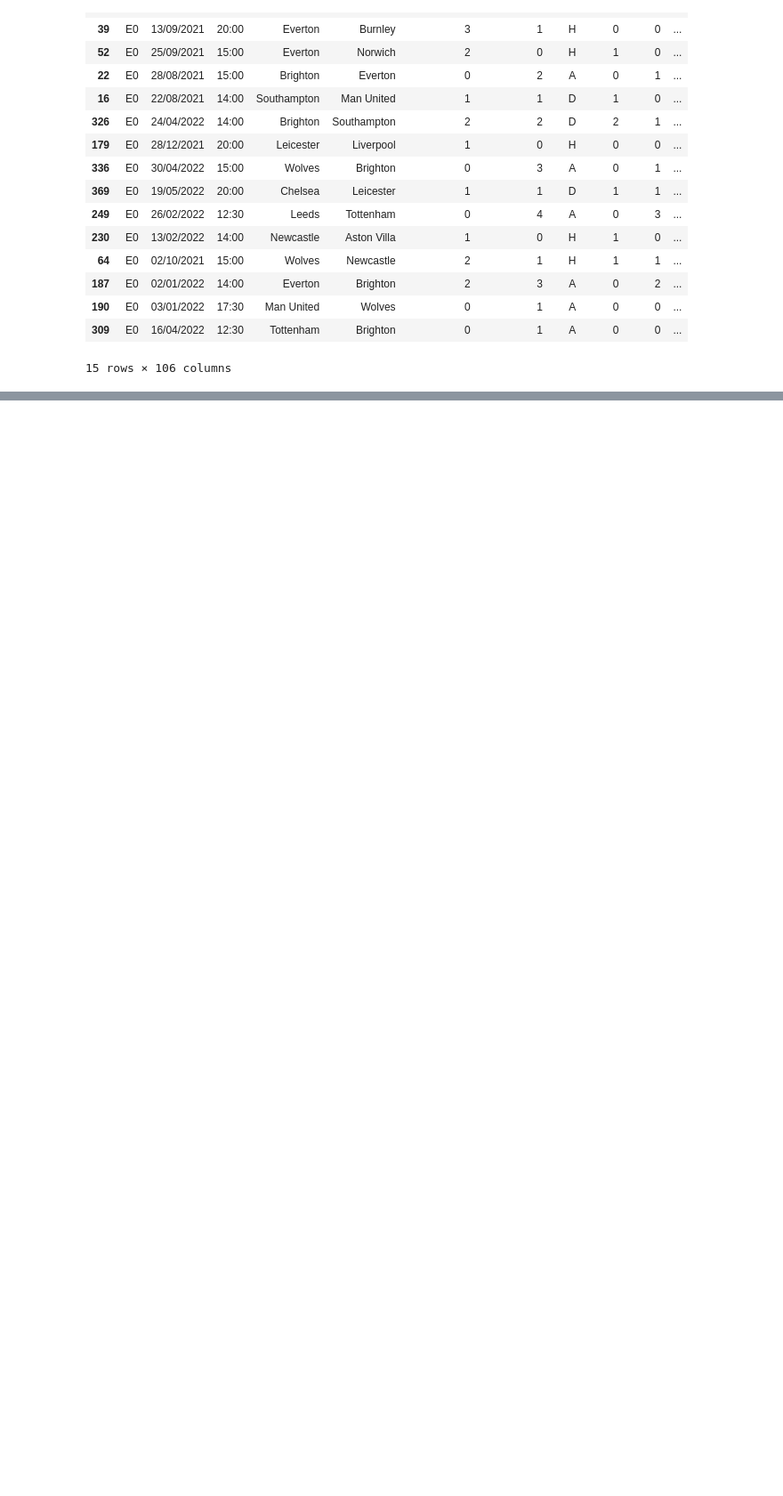
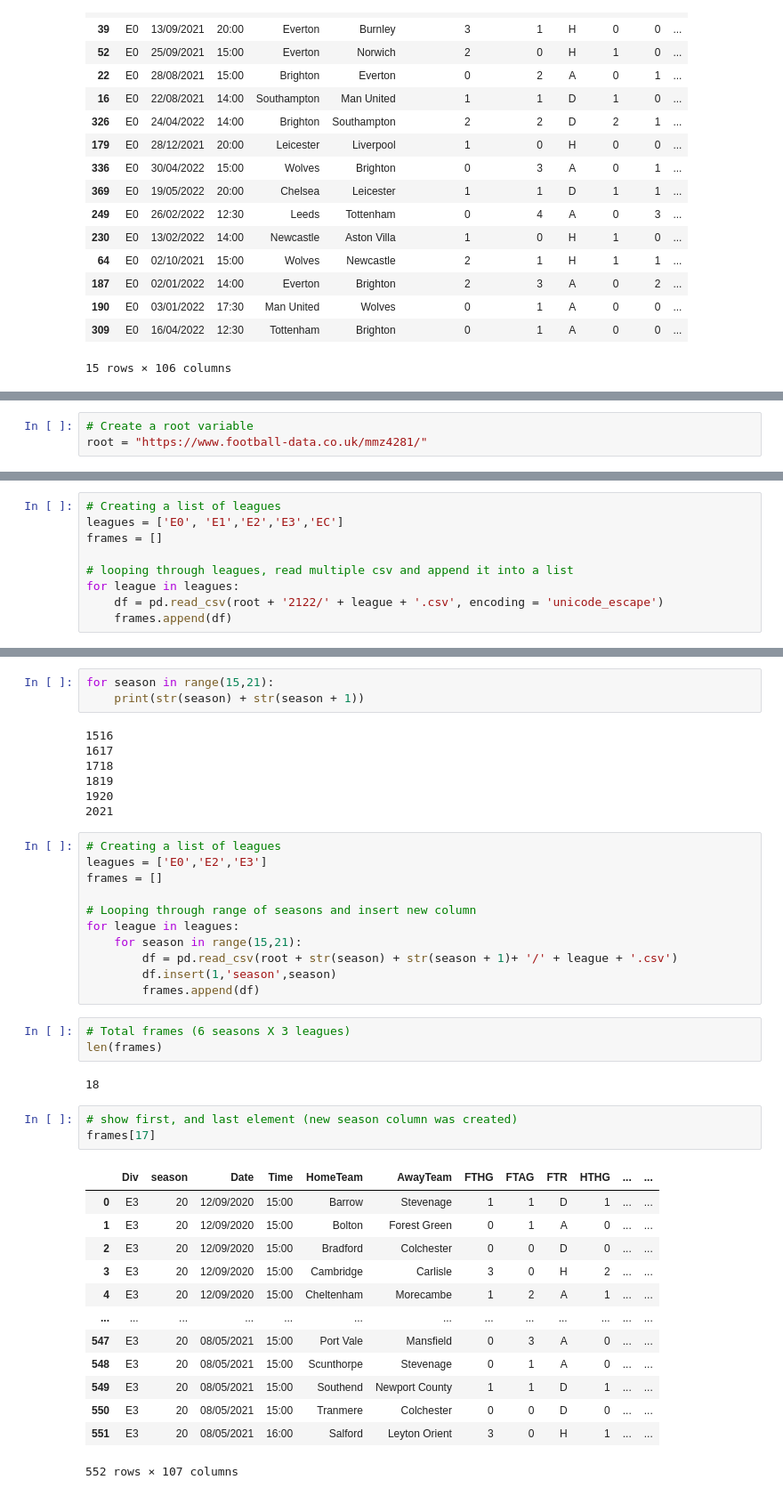
Before and after one commit to hcorbat1/Extra-Learning-Python-for-Data-Science, a Jupyter notebook: Python Basics.ipynb, the cells around one changed output, grey strips where cells are left out. Shown at 89% size. Saved outputs shown, nothing was run; the diff lists cells and outputs as text; blank space fills up the shorter version.

```diff
--- a/Python Basics.ipynb
+++ b/Python Basics.ipynb
@@ -1821,0 +1833,3 @@ df_premier21.sample(15)
+# %%
+# Create a root variable
+root = "https://www.football-data.co.uk/mmz4281/"
@@ -1821,0 +1850,9 @@ df_premier21.sample(15)
+# %%
+# Creating a list of leagues
+leagues = ['E0', 'E1','E2','E3','EC']
+frames = []
+
+# looping through leagues, read multiple csv and append it into a list
+for league in leagues:
+    df = pd.read_csv(root + '2122/' + league + '.csv', encoding = 'unicode_escape')
+    frames.append(df)
@@ -1821,0 +1883,43 @@ df_premier21.sample(15)
+# %%
+for season in range(15,21):
+    print(str(season) + str(season + 1))
+# %% [output]
+1516
+1617
+1718
+1819
+1920
+2021
+# %%
+# Creating a list of leagues
+leagues = ['E0','E2','E3']
+frames = []
+
+# Looping through range of seasons and insert new column
+for league in leagues:
+    for season in range(15,21):
+        df = pd.read_csv(root + str(season) + str(season + 1)+ '/' + league + '.csv')
+        df.insert(1,'season',season)
+        frames.append(df)
+# %%
+# Total frames (6 seasons X 3 leagues)
+len(frames)
+# %% [output]
+18
+# %%
+# show first, and last element (new season column was created)
+frames[17]
+# %% [output]
+|  | Div | season | Date | Time | HomeTeam | AwayTeam | FTHG | FTAG | FTR | HTHG | ... | ... |
+| 0 | E3 | 20 | 12/09/2020 | 15:00 | Barrow | Stevenage | 1 | 1 | D | 1 | ... | ... |
+| 1 | E3 | 20 | 12/09/2020 | 15:00 | Bolton | Forest Green | 0 | 1 | A | 0 | ... | ... |
+| 2 | E3 | 20 | 12/09/2020 | 15:00 | Bradford | Colchester | 0 | 0 | D | 0 | ... | ... |
+| 3 | E3 | 20 | 12/09/2020 | 15:00 | Cambridge | Carlisle | 3 | 0 | H | 2 | ... | ... |
+| 4 | E3 | 20 | 12/09/2020 | 15:00 | Cheltenham | Morecambe | 1 | 2 | A | 1 | ... | ... |
+| ... | ... | ... | ... | ... | ... | ... | ... | ... | ... | ... | ... | ... |
+| 547 | E3 | 20 | 08/05/2021 | 15:00 | Port Vale | Mansfield | 0 | 3 | A | 0 | ... | ... |
+| 548 | E3 | 20 | 08/05/2021 | 15:00 | Scunthorpe | Stevenage | 0 | 1 | A | 0 | ... | ... |
+| 549 | E3 | 20 | 08/05/2021 | 15:00 | Southend | Newport County | 1 | 1 | D | 1 | ... | ... |
+| 550 | E3 | 20 | 08/05/2021 | 15:00 | Tranmere | Colchester | 0 | 0 | D | 0 | ... | ... |
+| 551 | E3 | 20 | 08/05/2021 | 16:00 | Salford | Leyton Orient | 3 | 0 | H | 1 | ... | ... |
+552 rows × 107 columns
```
Also changed, not shown: parts of 10 cells of this notebook.
